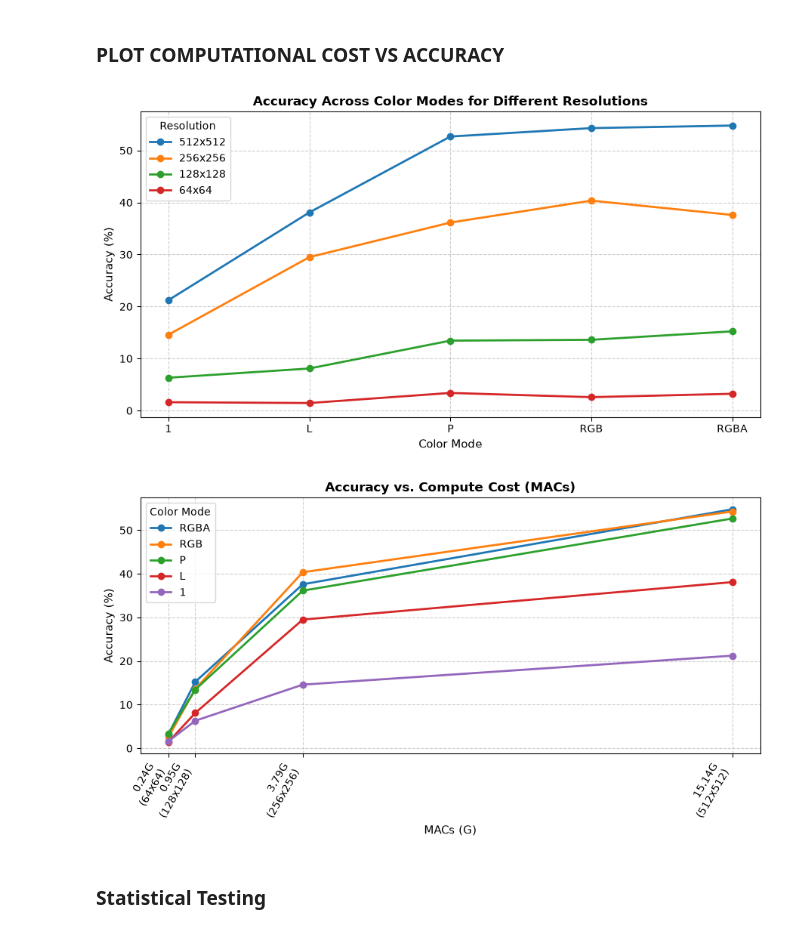
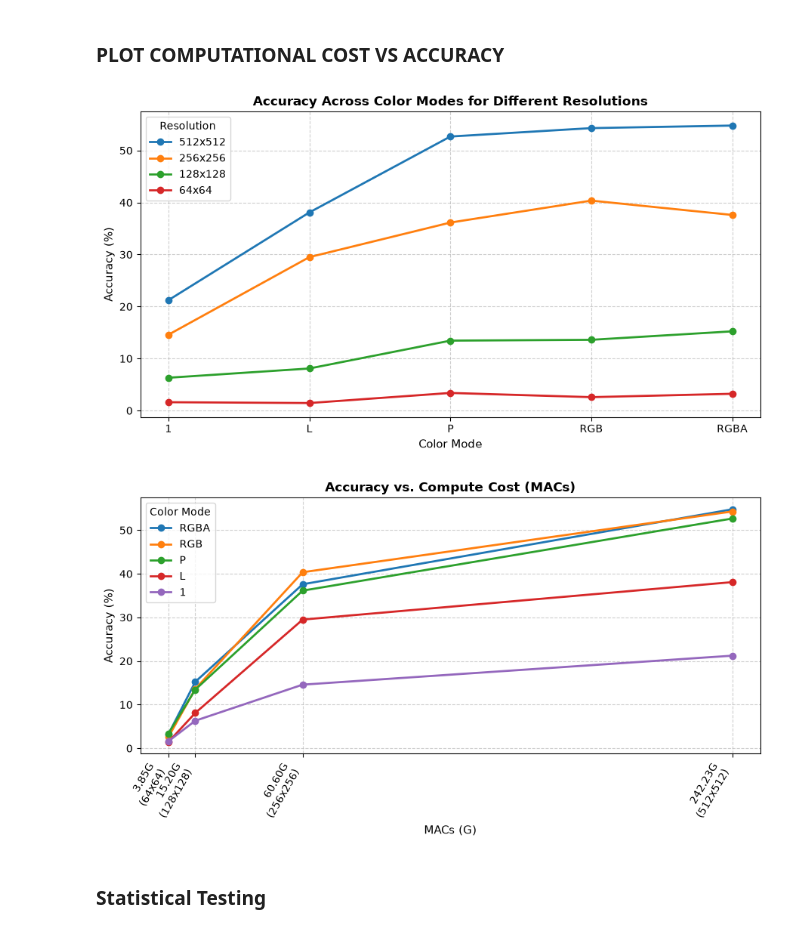
Before and after one commit to Caoze1/dv2654, a Jupyter notebook: explore.ipynb, the cells around one changed output. Cells and saved outputs as stored; diff of their text form; code cells hidden in the pictures.

```diff
--- a/explore.ipynb
+++ b/explore.ipynb
@@ -295,6 +295,6 @@ for res in resolutions:
         model.to("cuda")
         model.eval()
 
-        results = benchmark(model, input_shape=(1, 3, res[0], res[1]), device="cuda")
+        results = benchmark(model, input_shape=(16, 3, res[0], res[1]), device="cuda")
         print(f"{res}-{color_mode}:", results)
 # %% [output]
@@ -321,7 +321,6 @@ for res in resolutions:
 # %% [markdown]
 ### PLOT COMPUTATIONAL COST VS ACCURACY
 # %%
-
 color_modes = ["1", "L", "P", "RGB", "RGBA"]
 # Accuracy data (%) mapped to color_modes order
 accuracy_data = {
@@ -351,40 +350,51 @@ plt.tight_layout()
 plt.savefig("accuracy_vs_colormode.png", dpi=300)
 plt.show()
 
-macs = [0.24, 0.95, 3.79, 15.14]
+# Updated MACs values (G) for 64x64, 128x128, 256x256, and 512x512
+macs = [3.85, 15.20, 60.60, 242.23]
 
 # Accuracy (%) per color mode as compute (MACs) scales up
 accuracy_by_mode = {
     "RGBA": [3.24, 15.24, 37.60, 54.78],
     "RGB": [2.59, 13.61, 40.36, 54.29],
     "P": [3.40, 13.45, 36.14, 52.67],
     "L": [1.46, 8.10, 29.50, 38.09],
     "1": [1.62, 6.32, 14.59, 21.23],
 }
 
 plt.figure(figsize=(9, 5))
 
 # Plot one line for each color mode across compute scale
 for mode, acc in accuracy_by_mode.items():
     plt.plot(macs, acc, marker="o", linewidth=2, label=mode)
 
 plt.title(
     "Accuracy vs. Compute Cost (MACs)", fontsize=12, fontweight="bold"
 )
 plt.xlabel("MACs (G)", fontsize=11)
 plt.ylabel("Accuracy (%)", fontsize=11)
 
-plt.xticks(macs, labels=["0.24G\n(64x64)", "0.95G\n(128x128)", "3.79G\n(256x256)", "15.14G\n(512x512)"], rotation=60, ha="right")
+plt.xticks(
+    macs,
+    labels=[
+        "3.85G\n(64x64)",
+        "15.20G\n(128x128)",
+        "60.60G\n(256x256)",
+        "242.23G\n(512x512)",
+    ],
+    rotation=60,
+    ha="right",
+)
 
 plt.grid(True, which="both", linestyle="--", alpha=0.6)
 plt.legend(title="Color Mode")
 plt.tight_layout()
 
 plt.savefig("accuracy_vs_macs.png", dpi=300)
 plt.show()
 # %% [output]
 [figure]
-[figure, old version]
+[figure, new version]
 # %% [markdown]
 ### Statistical Testing
 # %%
```
Also changed, not shown: parts of 2 cells of this notebook.
